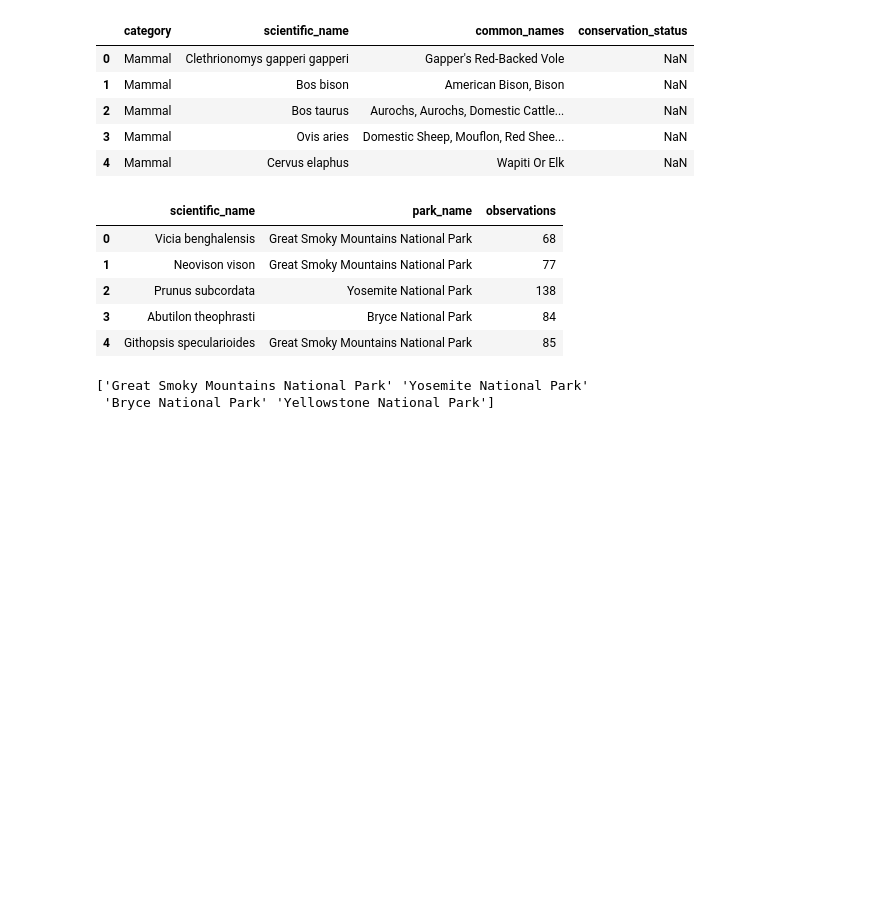
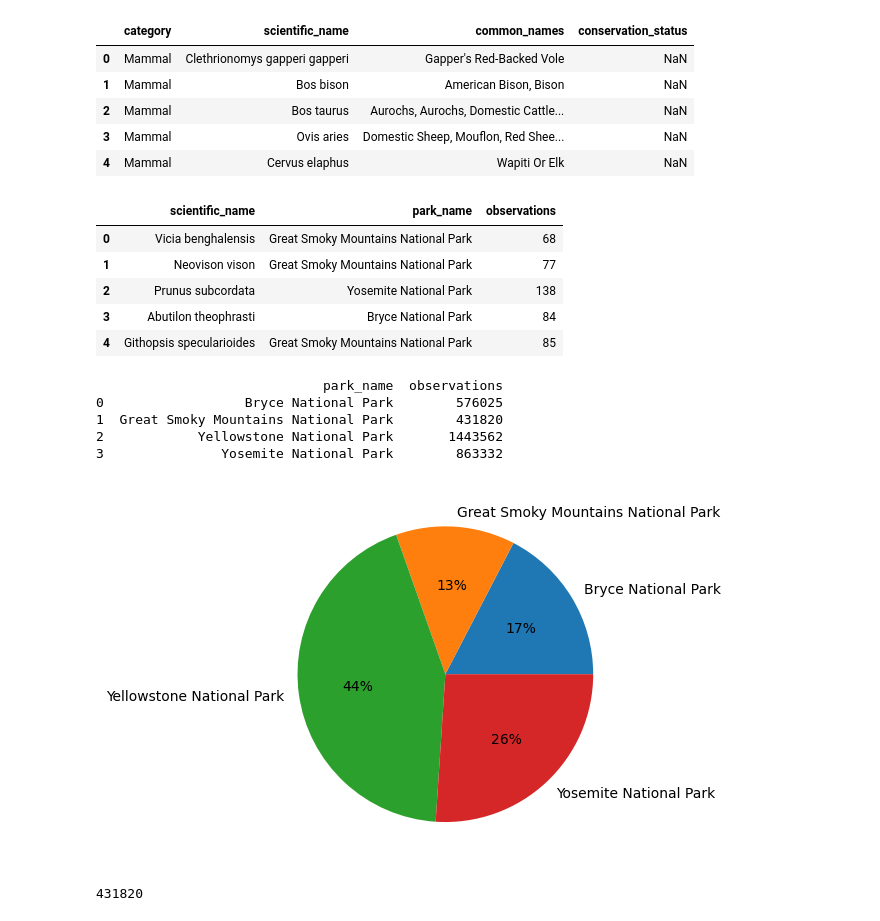
Before and after one commit to Chris-Quan/Biodiversity-in-National-Parks, a Jupyter notebook: main.ipynb, the cells around one changed output. Drawn from its saved outputs; the diff is of its cells as text; code cells hidden in the pictures; blank space fills up the shorter version.

```diff
--- a/main.ipynb
+++ b/main.ipynb
@@ -27,9 +27,24 @@ observations_df.head()
 # %%
 #EDA
 
 #find out many parks this data set covers and how many obersation per park
 
-print(observations_df["park_name"].unique())
+unique_parks = observations_df.groupby("park_name")["observations"].sum().reset_index()
+
+#unique_parks['percentage'] = unique_parks["observations"] / unique_parks["observations"].sum()*100
+
+print(unique_parks)
+
+plt.pie(unique_parks["observations"],labels = unique_parks["park_name"],autopct='%.0f%%')
+plt.show()
 # %% [output]
-['Great Smoky Mountains National Park' 'Yosemite National Park'
- 'Bryce National Park' 'Yellowstone National Park']
+                             park_name  observations
+0                  Bryce National Park        576025
+1  Great Smoky Mountains National Park        431820
+2            Yellowstone National Park       1443562
+3               Yosemite National Park        863332
+[figure, added]
+# %%
+uPark_df = observations_df.apply(lambda x: )
+# %% [output]
+431820
```
